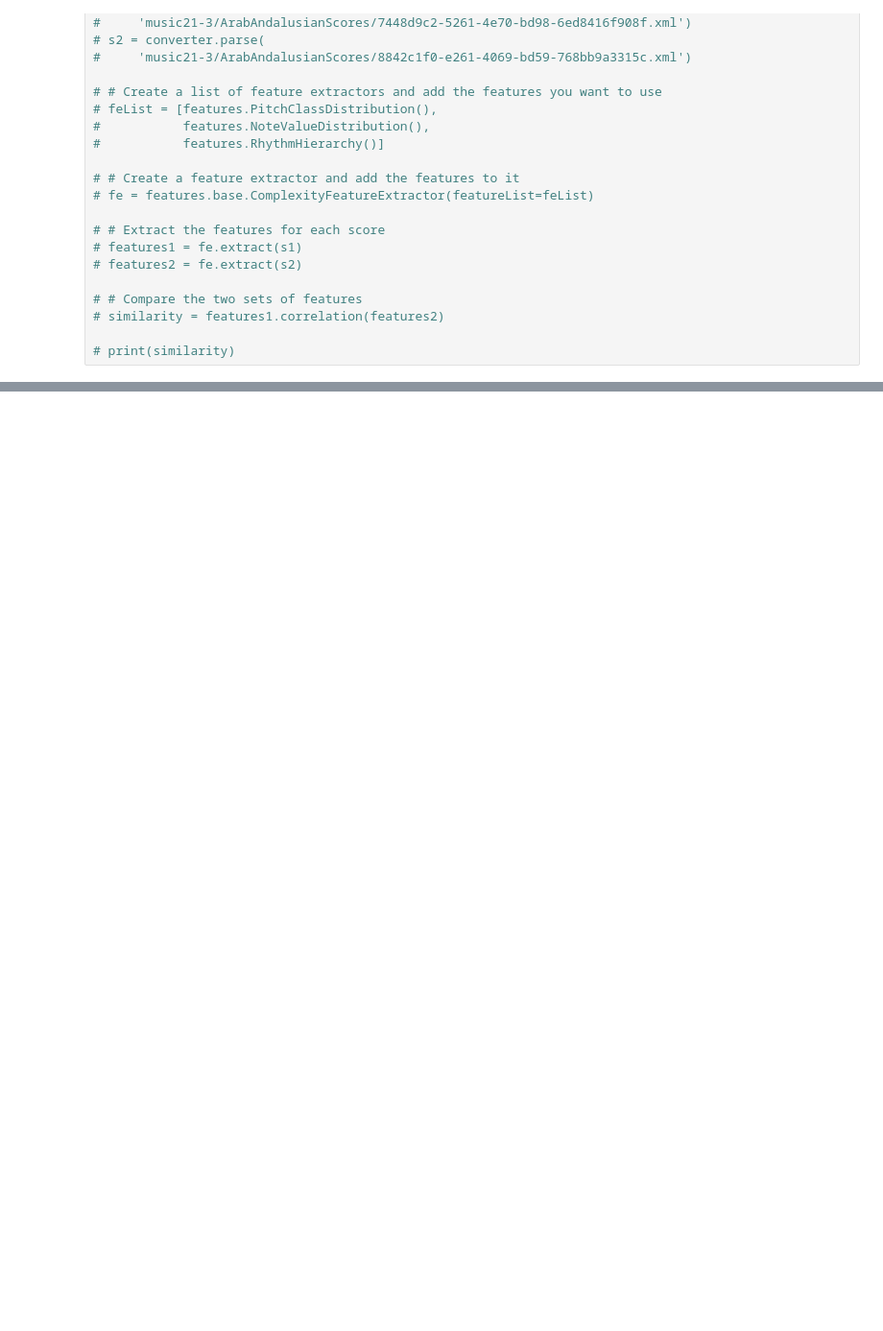
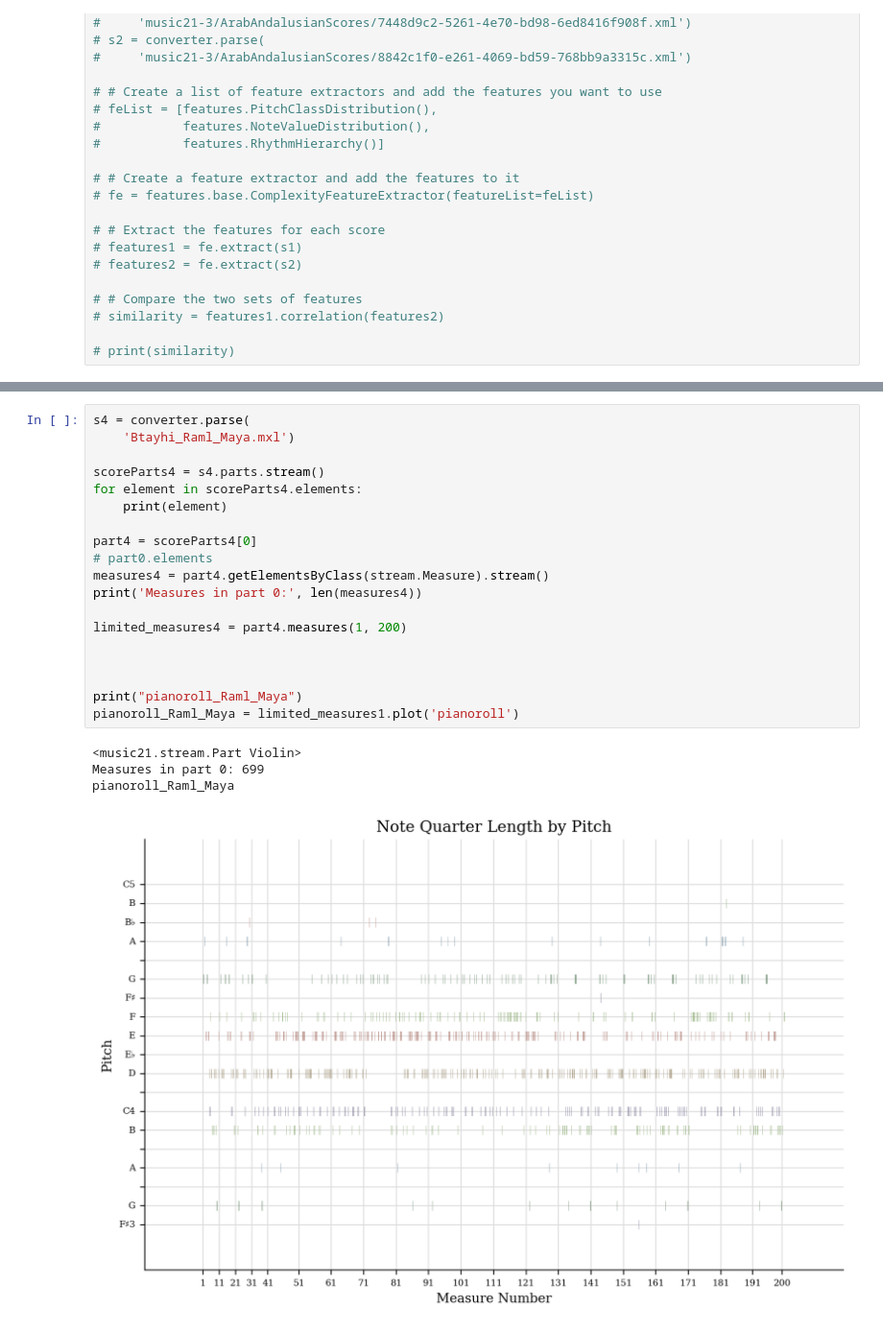
Before and after one commit to abhishekneerr/AMPLab, a Jupyter notebook: ethnonmusicology/Nawab_melodic_similarities.ipynb, the cells around one changed output, grey strips where cells are left out. Shown at 96% size. Saved outputs shown, nothing was run; the diff lists cells and outputs as text; blank space fills up the shorter version.

```diff
--- a/ethnonmusicology/Nawab_melodic_similarities.ipynb
+++ b/ethnonmusicology/Nawab_melodic_similarities.ipynb
@@ -513,0 +443,24 @@ pianoroll_Rasd_Dayl
+# %%
+s4 = converter.parse(
+    'Btayhi_Raml_Maya.mxl')
+
+scoreParts4 = s4.parts.stream()
+for element in scoreParts4.elements:
+    print(element)
+
+part4 = scoreParts4[0]
+# part0.elements
+measures4 = part4.getElementsByClass(stream.Measure).stream()
+print('Measures in part 0:', len(measures4))
+
+limited_measures4 = part4.measures(1, 200)
+
+
+
+print("pianoroll_Raml_Maya")
+pianoroll_Raml_Maya = limited_measures1.plot('pianoroll')
+# %% [output]
+<music21.stream.Part Violin>
+Measures in part 0: 699
+pianoroll_Raml_Maya
+[figure, added]
```
Also changed, not shown: parts of 31 cells of this notebook.
